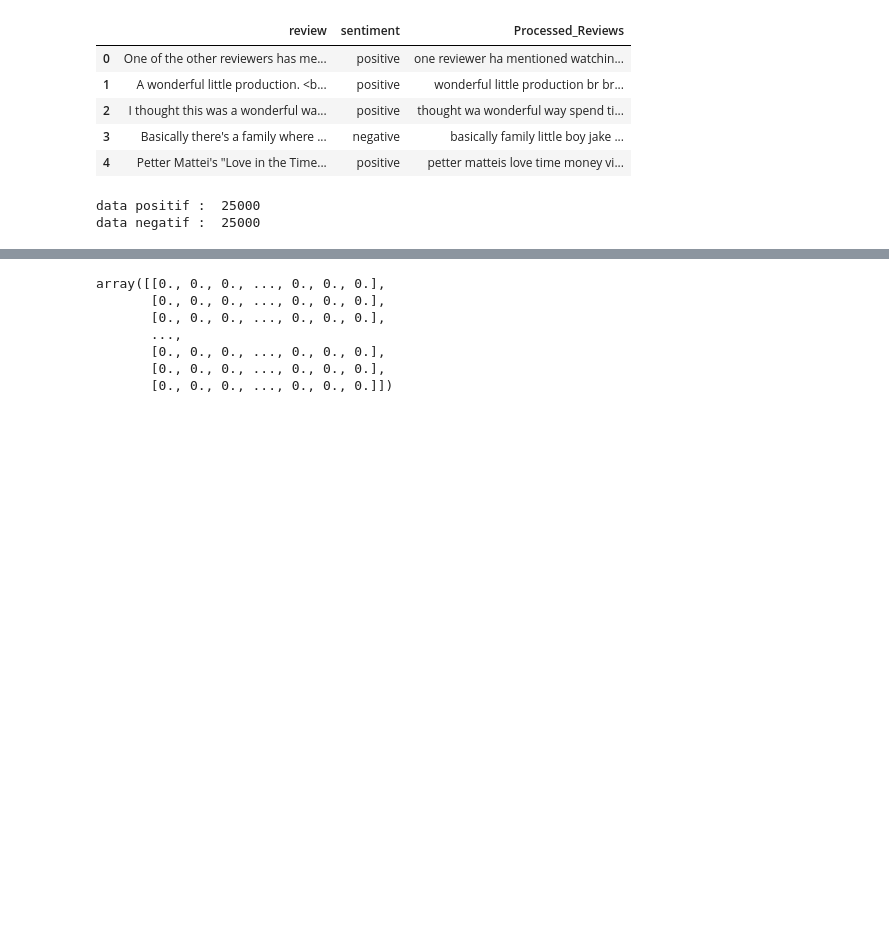
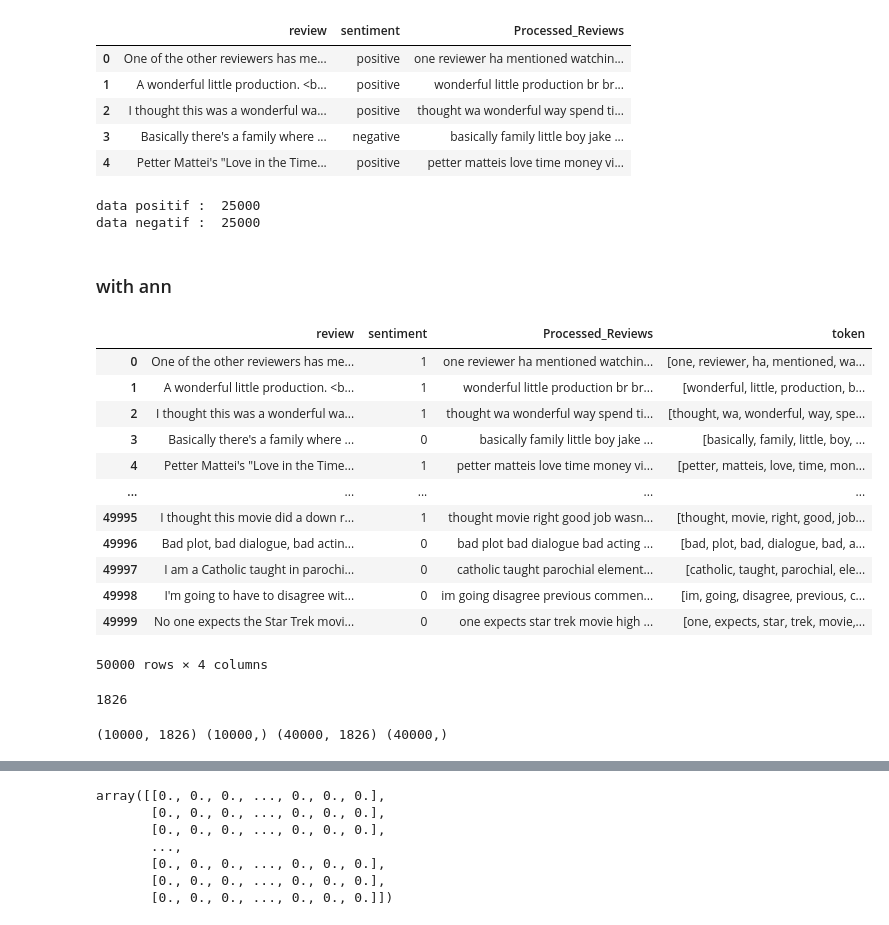
Before and after one commit to mairemortis2106/analisa-sentimen-XGBoost, a Jupyter notebook: sentiment_IMDB/tes.ipynb, the cells around one changed output, grey strips where cells are left out. Drawn from its saved outputs; the diff is of its cells as text; code cells hidden in the pictures; blank space fills up the shorter version.

```diff
--- a/sentiment_IMDB/tes.ipynb
+++ b/sentiment_IMDB/tes.ipynb
@@ -73,3 +73,27 @@ from sklearn.preprocessing import LabelEncoder
 encode = LabelEncoder()
 
 data['sentiment'] = encode.fit_transform(data['sentiment'])
+# %% [markdown]
+### with ann
+# %%
+from nltk.tokenize import word_tokenize
+
+def word_tokenize_wrapper(text):
+    return word_tokenize(text)
+
+data['token'] = data['Processed_Reviews'].apply(word_tokenize_wrapper)
+data
+# %% [output]
+|  | review | sentiment | Processed_Reviews | token |
+| 0 | One of the other reviewers has me... | 1 | one reviewer ha mentioned watchin... | [one, reviewer, ha, mentioned, wa... |
+| 1 | A wonderful little production. <b... | 1 | wonderful little production br br... | [wonderful, little, production, b... |
+| 2 | I thought this was a wonderful wa... | 1 | thought wa wonderful way spend ti... | [thought, wa, wonderful, way, spe... |
+| 3 | Basically there's a family where ... | 0 | basically family little boy jake ... | [basically, family, little, boy, ... |
+| 4 | Petter Mattei's "Love in the Time... | 1 | petter matteis love time money vi... | [petter, matteis, love, time, mon... |
+| ... | ... | ... | ... | ... |
+| 49995 | I thought this movie did a down r... | 1 | thought movie right good job wasn... | [thought, movie, right, good, job... |
+| 49996 | Bad plot, bad dialogue, bad actin... | 0 | bad plot bad dialogue bad acting ... | [bad, plot, bad, dialogue, bad, a... |
+| 49997 | I am a Catholic taught in parochi... | 0 | catholic taught parochial element... | [catholic, taught, parochial, ele... |
+| 49998 | I'm going to have to disagree wit... | 0 | im going disagree previous commen... | [im, going, disagree, previous, c... |
+| 49999 | No one expects the Star Trek movi... | 0 | one expects star trek movie high ... | [one, expects, star, trek, movie,... |
+50000 rows × 4 columns
@@ -75,0 +112,6 @@ data['sentiment'] = encode.fit_transform(data['sentiment'])
+# %%
+# mencetak max kata dalam document
+len_max = max(len(seq)for seq in data['token'])
+print(len_max)
+# %% [output]
+1826
@@ -75,0 +126,4 @@ data['sentiment'] = encode.fit_transform(data['sentiment'])
+# %%
+print(test_x.shape,test_y.shape,train_x.shape,train_y.shape)
+# %% [output]
+(10000, 1826) (10000,) (40000, 1826) (40000,)
```
Also changed, not shown: parts of 7 cells of this notebook.
